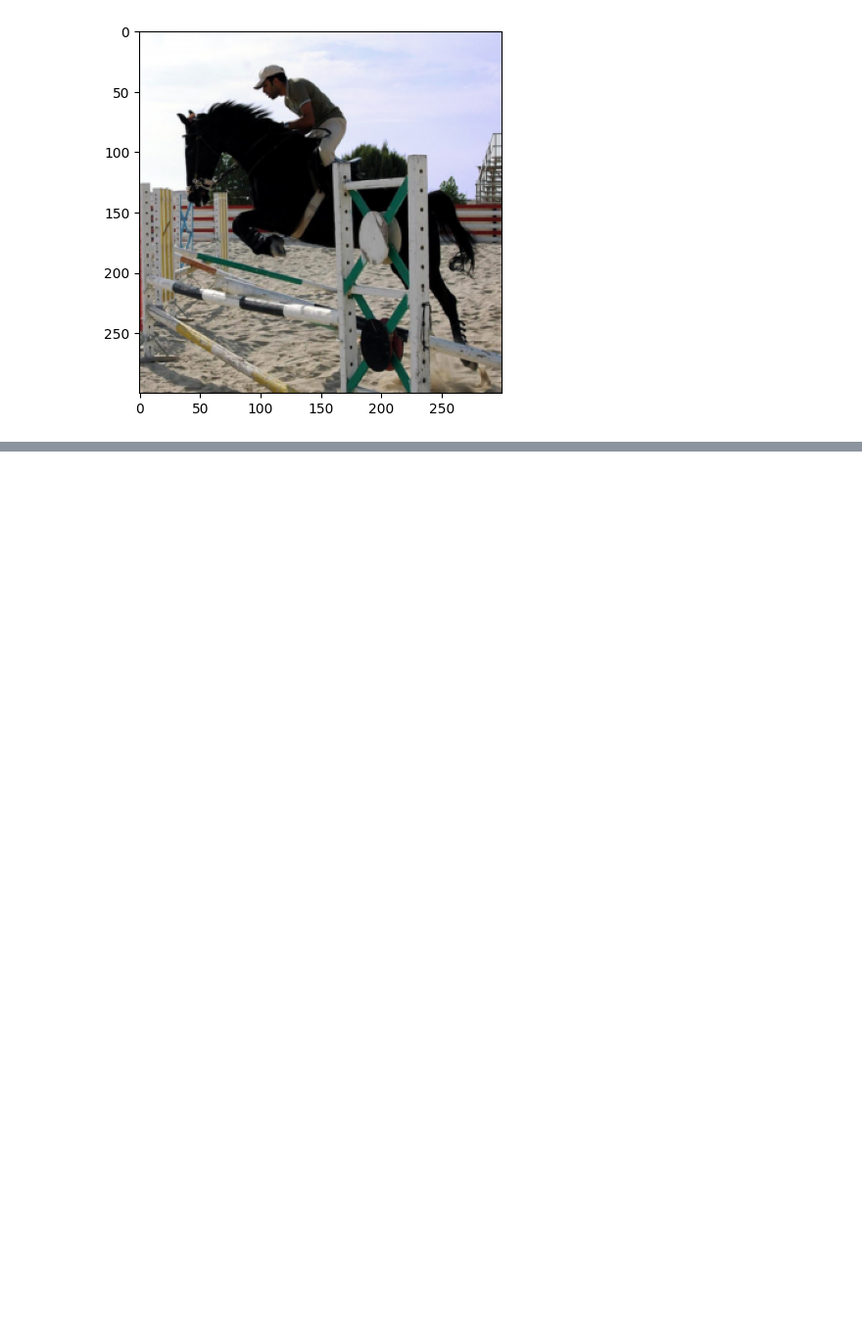
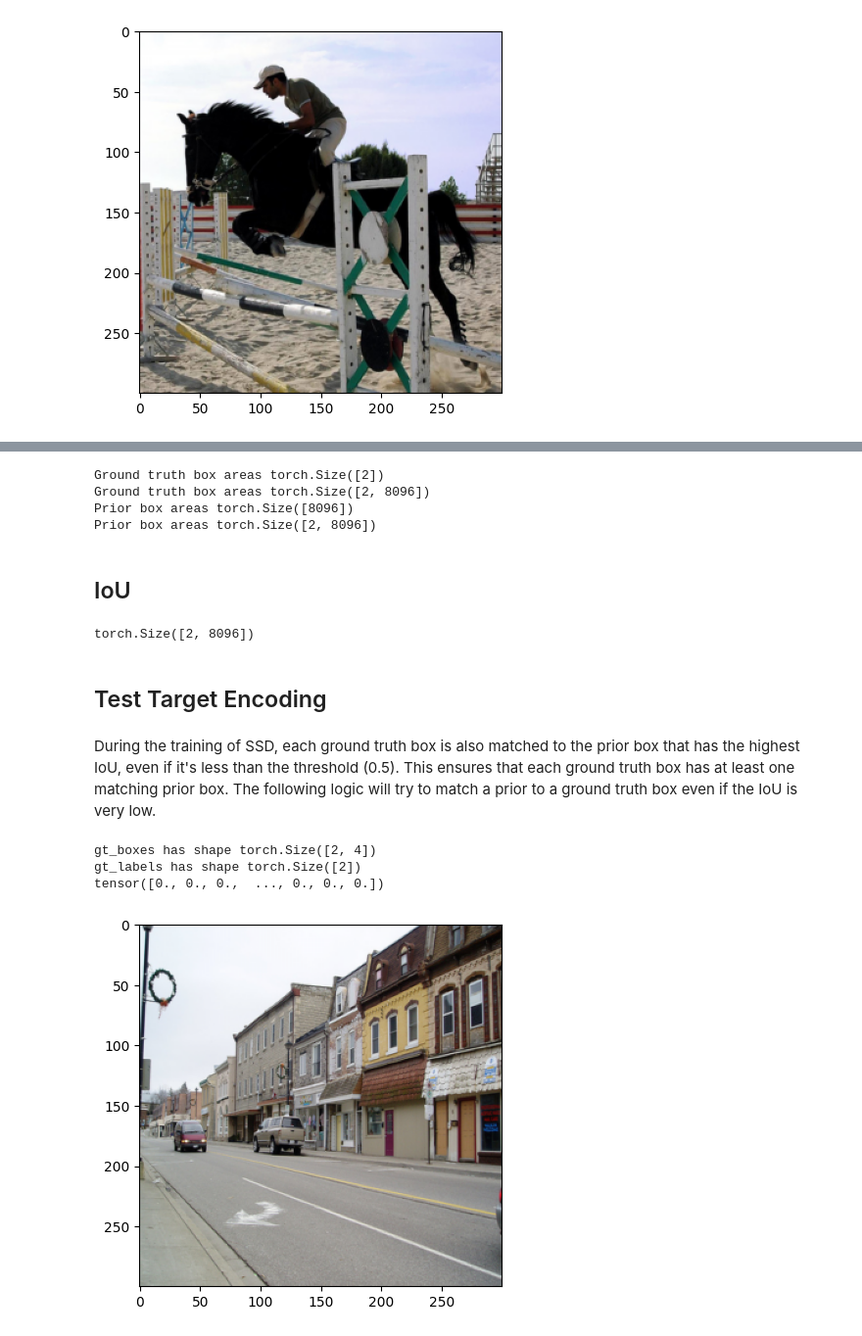
Before and after one commit to calvinfeng/deep-learning-playground, a Jupyter notebook: notebooks/test_anchor_boxes.ipynb, the cells around one changed output, grey strips where cells are left out. Shown at 98% size. Cells and saved outputs as stored; diff of their text form; code cells hidden in the pictures; blank space fills up the shorter version.

Commit message:
Completed matching logic, next is to finish the encoding

```diff
--- a/notebooks/test_anchor_boxes.ipynb
+++ b/notebooks/test_anchor_boxes.ipynb
@@ -67,0 +154,52 @@ tensor([0.3140, 0.0973, 0.5760, 0.3756])
+# %%
+gts_area = (gt_boxes[:, 2] - gt_boxes[:, 0]) * (gt_boxes[:, 3] - gt_boxes[:, 1])
+print("Ground truth box areas", gts_area.size())
+gts_area = gts_area.unsqueeze(1).expand(N, M)
+print("Ground truth box areas", gts_area.size())
+
+priors_area = (priors[:, 2] - priors[:, 0]) * (priors[:, 3] - priors[:, 1])
+print("Prior box areas", priors_area.size())
+priors_area = priors_area.unsqueeze(0).expand(N, M)
+print("Prior box areas", priors_area.size())
+# %% [output]
+Ground truth box areas torch.Size([2])
+Ground truth box areas torch.Size([2, 8096])
+Prior box areas torch.Size([8096])
+Prior box areas torch.Size([2, 8096])
+# %% [markdown]
+## IoU
+# %%
+iou = intersection / (gts_area + priors_area - intersection)
+iou.shape
+# %% [output]
+torch.Size([2, 8096])
+# %% [markdown]
+## Test Target Encoding
+# %% [markdown]
+During the training of SSD, each ground truth box is also matched to the prior box that has the highest IoU, even if it's less than the threshold (0.5). This ensures that each ground truth box has at least one matching prior box. The following logic will try to match a prior to a ground truth box even if the IoU is very low.
+# %%
+encoder = TargetEncoder()
+
+priors = []
+for layer in anchor_boxes:
+    layer_priors = point_form(anchor_boxes[layer].view(-1, 4), clip=True)
+    priors.append(layer_priors)
+priors = torch.cat(priors, dim=0)
+
+img_tensor, bboxes = dataset[4]
+img = img_tensor.permute(1, 2, 0).contiguous().numpy() * 255
+img = img.astype(np.uint8)
+plt.imshow(img)
+
+gt_boxes = bboxes[:, :4]
+gt_labels = bboxes[:, 4]
+print("gt_boxes has shape", gt_boxes.shape)
+print("gt_labels has shape", gt_labels.shape)
+
+matched_priors, matched_labels = encoder._match(gt_boxes, gt_labels, priors, iou_threshold=0.5)
+print(matched_labels)
+# %% [output]
+gt_boxes has shape torch.Size([2, 4])
+gt_labels has shape torch.Size([2])
+tensor([0., 0., 0.,  ..., 0., 0., 0.])
+[figure, added]
```
Also changed, not shown: parts of 33 cells of this notebook, 6 other files.
